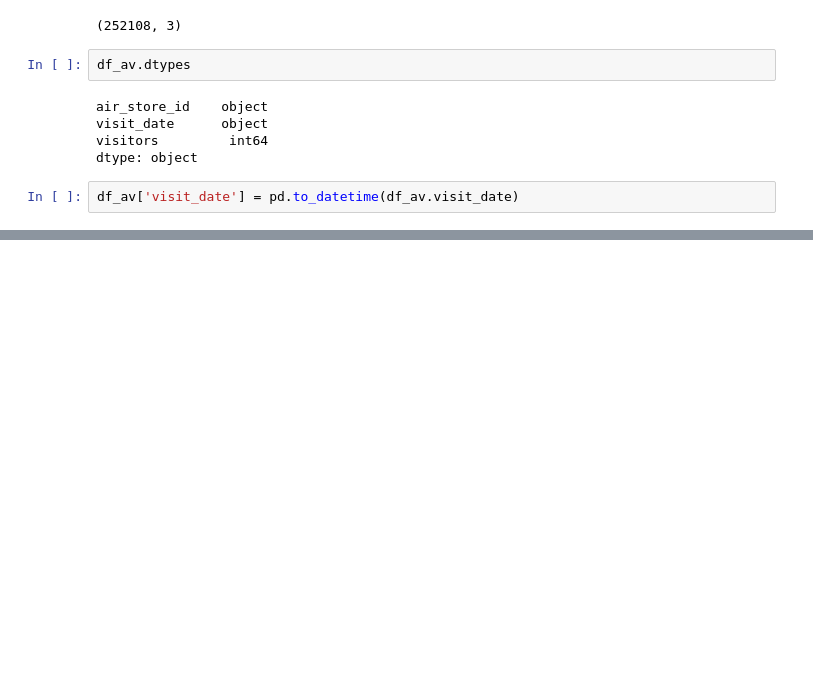
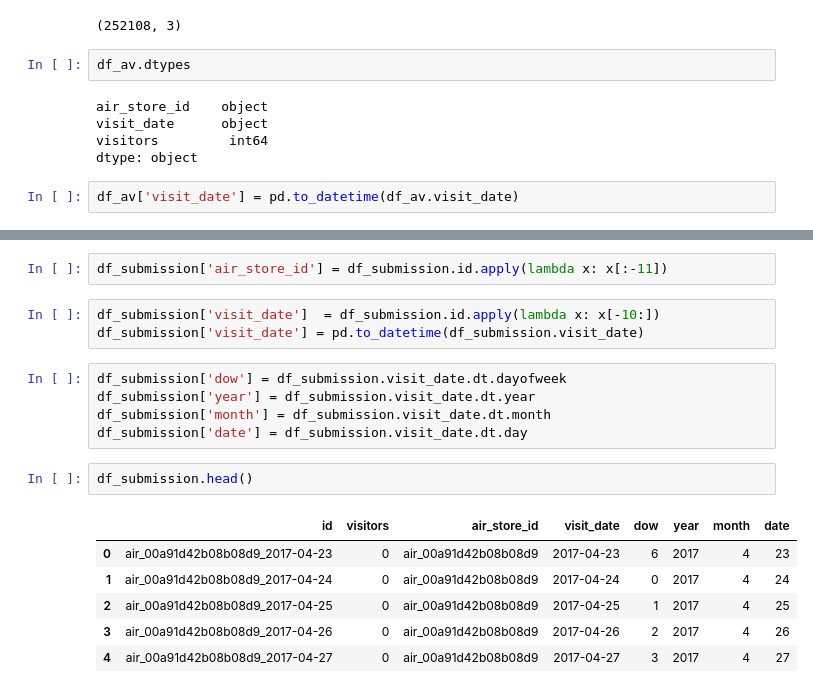
Before and after one commit to dongzhang84/Kaggle, a Jupyter notebook: Restaurant_Visitor_Forecasting/Visitor_forecasting_v3.ipynb, the cells around one changed output, grey strips where cells are left out. Drawn from its saved outputs; the diff is of its cells as text; blank space fills up the shorter version.

```diff
--- a/Restaurant_Visitor_Forecasting/Visitor_forecasting_v3.ipynb
+++ b/Restaurant_Visitor_Forecasting/Visitor_forecasting_v3.ipynb
@@ -130,0 +156,19 @@ AttributeError: 'Series' object has no attribute 'to_dayofweek'
+# %%
+df_submission['air_store_id'] = df_submission.id.apply(lambda x: x[:-11])
+# %%
+df_submission['visit_date']  = df_submission.id.apply(lambda x: x[-10:])
+df_submission['visit_date'] = pd.to_datetime(df_submission.visit_date)
+# %%
+df_submission['dow'] = df_submission.visit_date.dt.dayofweek
+df_submission['year'] = df_submission.visit_date.dt.year
+df_submission['month'] = df_submission.visit_date.dt.month
+df_submission['date'] = df_submission.visit_date.dt.day
+# %%
+df_submission.head()
+# %% [output]
+|  | id | visitors | air_store_id | visit_date | dow | year | month | date |
+| 0 | air_00a91d42b08b08d9_2017-04-23 | 0 | air_00a91d42b08b08d9 | 2017-04-23 | 6 | 2017 | 4 | 23 |
+| 1 | air_00a91d42b08b08d9_2017-04-24 | 0 | air_00a91d42b08b08d9 | 2017-04-24 | 0 | 2017 | 4 | 24 |
+| 2 | air_00a91d42b08b08d9_2017-04-25 | 0 | air_00a91d42b08b08d9 | 2017-04-25 | 1 | 2017 | 4 | 25 |
+| 3 | air_00a91d42b08b08d9_2017-04-26 | 0 | air_00a91d42b08b08d9 | 2017-04-26 | 2 | 2017 | 4 | 26 |
+| 4 | air_00a91d42b08b08d9_2017-04-27 | 0 | air_00a91d42b08b08d9 | 2017-04-27 | 3 | 2017 | 4 | 27 |
```
Also changed, not shown: parts of 9 cells of this notebook.
